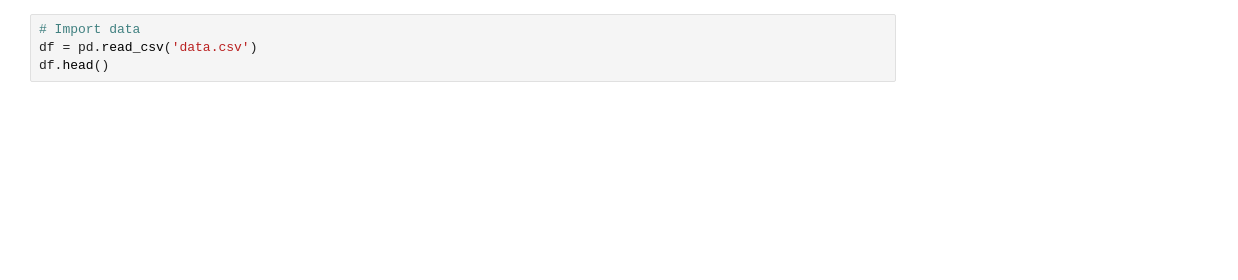
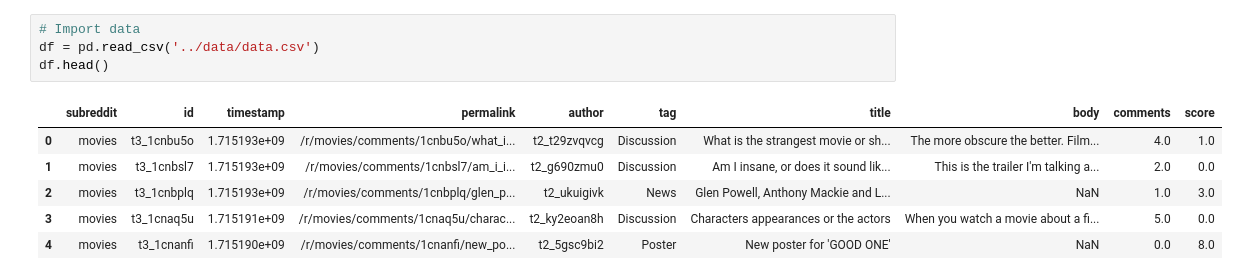
Before and after one commit to JericN/trendit-ai, a Jupyter notebook: model/LDA.ipynb, the cells around one changed output. Cells and saved outputs as stored; diff of their text form; blank space fills up the shorter version.

```diff
--- a/model/LDA.ipynb
+++ b/model/LDA.ipynb
@@ -25,7 +33,14 @@ ModuleNotFoundError: No module named 'gensim'
 # %%
 # Import data
-df = pd.read_csv('data.csv')
+df = pd.read_csv('../data/data.csv')
 df.head()
+# %% [output]
+|  | subreddit | id | timestamp | permalink | author | tag | title | body | comments | score |
+| 0 | movies | t3_1cnbu5o | 1.715193e+09 | /r/movies/comments/1cnbu5o/what_i... | t2_t29zvqvcg | Discussion | What is the strangest movie or sh... | The more obscure the better. Film... | 4.0 | 1.0 |
+| 1 | movies | t3_1cnbsl7 | 1.715193e+09 | /r/movies/comments/1cnbsl7/am_i_i... | t2_g690zmu0 | Discussion | Am I insane, or does it sound lik... | This is the trailer I'm talking a... | 2.0 | 0.0 |
+| 2 | movies | t3_1cnbplq | 1.715193e+09 | /r/movies/comments/1cnbplq/glen_p... | t2_ukuigivk | News | Glen Powell, Anthony Mackie and L... | NaN | 1.0 | 3.0 |
+| 3 | movies | t3_1cnaq5u | 1.715191e+09 | /r/movies/comments/1cnaq5u/charac... | t2_ky2eoan8h | Discussion | Characters appearances or the actors | When you watch a movie about a fi... | 5.0 | 0.0 |
+| 4 | movies | t3_1cnanfi | 1.715190e+09 | /r/movies/comments/1cnanfi/new_po... | t2_5gsc9bi2 | Poster | New poster for 'GOOD ONE' | NaN | 0.0 | 8.0 |
 # %%
 # Preprocessing
 # convert review text to string
```
Also changed, not shown: parts of 18 cells of this notebook.
